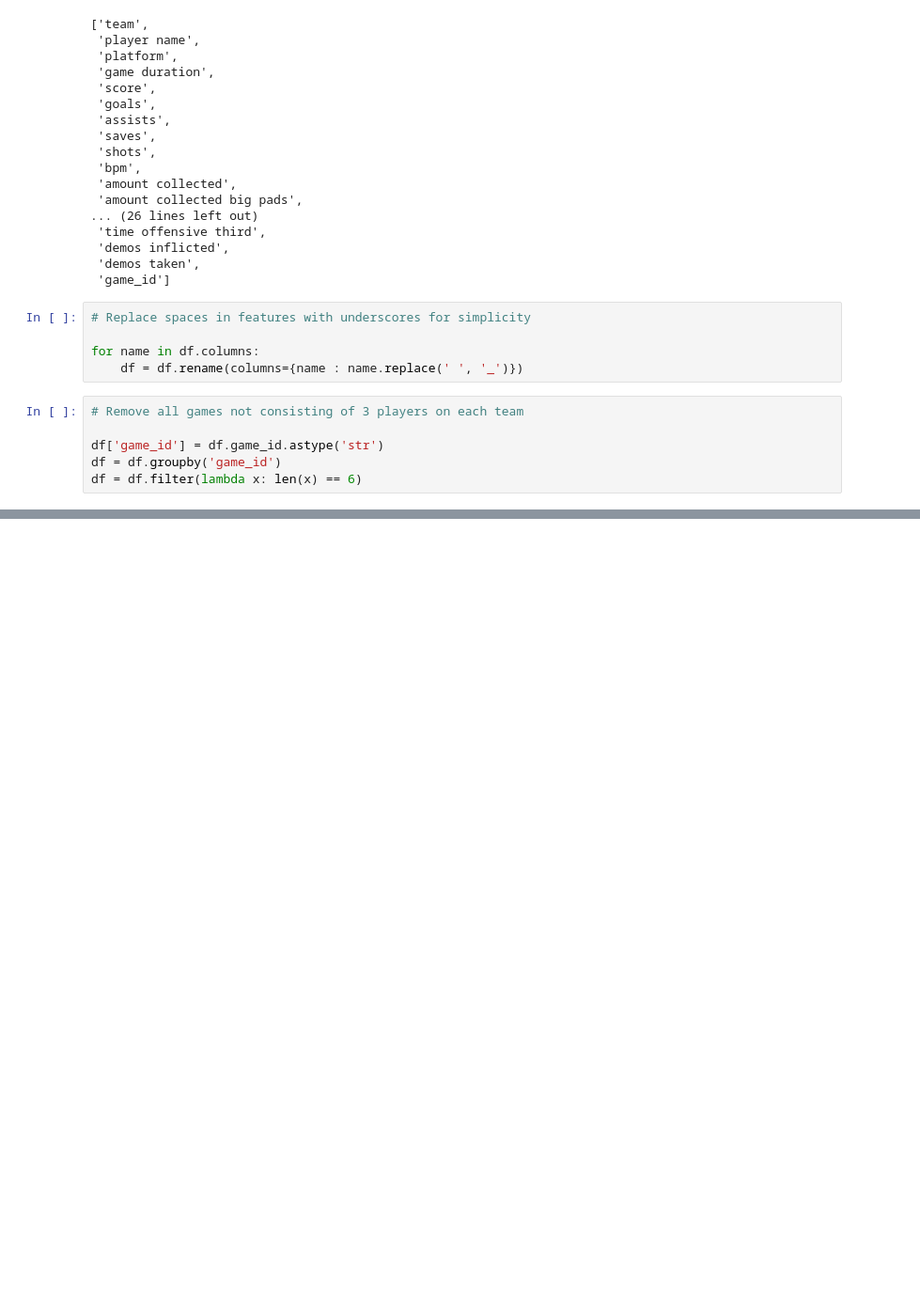
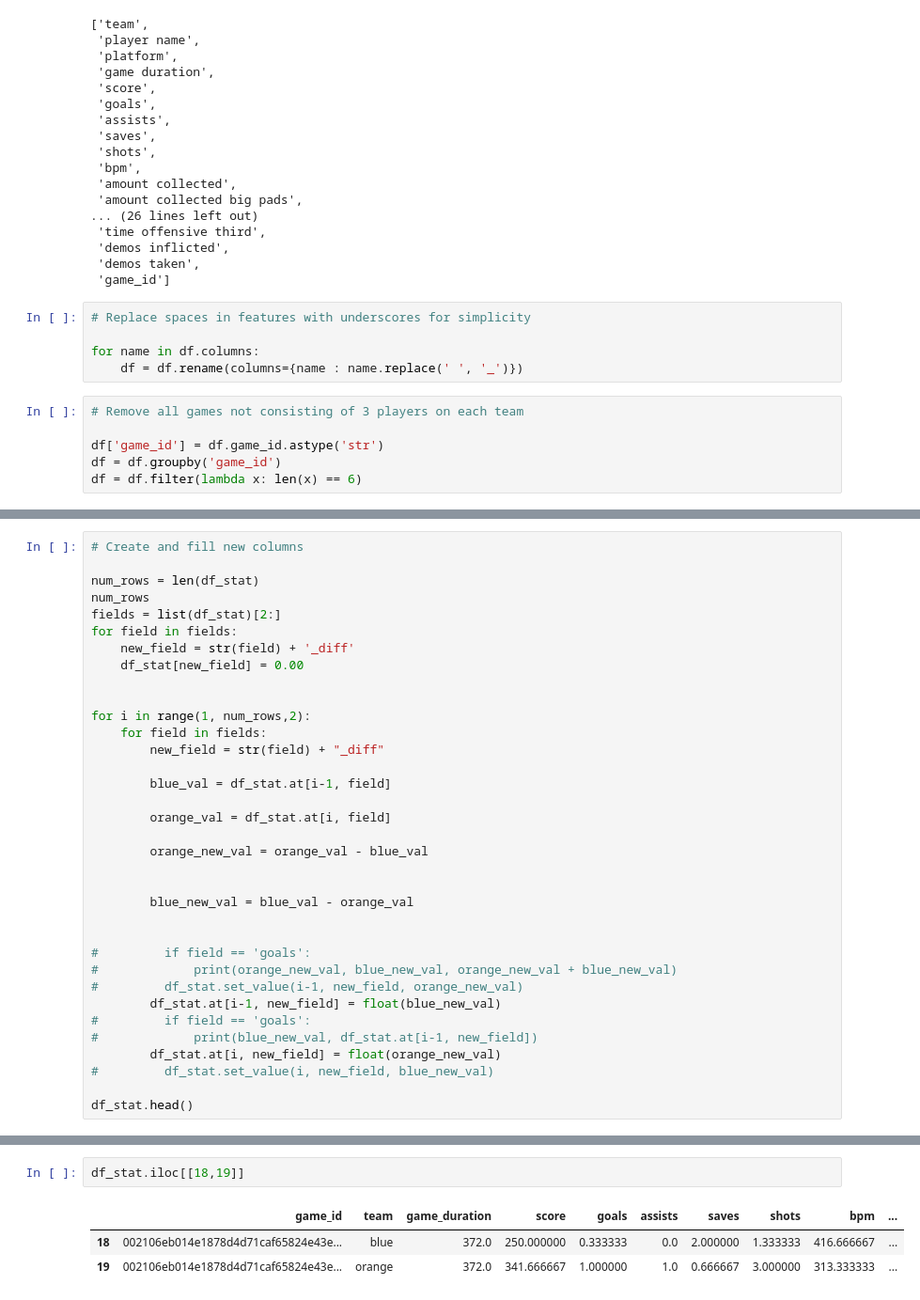
Before and after one commit to max-farver/Rocket-League-Analysis, a Jupyter notebook: cleaning_champ_data.ipynb, the cells around one changed output, grey strips where cells are left out. Shown: that part at 94% size. Cells and saved outputs as stored; diff of their text form; blank space fills up the shorter version.

```diff
--- a/cleaning_champ_data.ipynb
+++ b/cleaning_champ_data.ipynb
@@ -111,0 +101,35 @@ df_stat.head(6)
+# %%
+# Create and fill new columns
+
+num_rows = len(df_stat)
+num_rows
+fields = list(df_stat)[2:]
+for field in fields:
+    new_field = str(field) + '_diff'
+    df_stat[new_field] = 0.00
+
+
+for i in range(1, num_rows,2):
+    for field in fields:
+        new_field = str(field) + "_diff"
+
+        blue_val = df_stat.at[i-1, field]
+
+        orange_val = df_stat.at[i, field]
+
+        orange_new_val = orange_val - blue_val
+
+
+        blue_new_val = blue_val - orange_val
+
+
+#         if field == 'goals':
+#             print(orange_new_val, blue_new_val, orange_new_val + blue_new_val)
+#         df_stat.set_value(i-1, new_field, orange_new_val)
+        df_stat.at[i-1, new_field] = float(blue_new_val)
+#         if field == 'goals':
+#             print(blue_new_val, df_stat.at[i-1, new_field])
+        df_stat.at[i, new_field] = float(orange_new_val)
+#         df_stat.set_value(i, new_field, blue_new_val)
+
+df_stat.head()
@@ -112 +143,7 @@ df_stat.head(6)
+# %%
+df_stat.iloc[[18,19]]
+# %% [output]
+|  | game_id | team | game_duration | score | goals | assists | saves | shots | bpm | ... |
+| 18 | 002106eb014e1878d4d71caf65824e43e... | blue | 372.0 | 250.000000 | 0.333333 | 0.0 | 2.000000 | 1.333333 | 416.666667 | ... |
+| 19 | 002106eb014e1878d4d71caf65824e43e... | orange | 372.0 | 341.666667 | 1.000000 | 1.0 | 0.666667 | 3.000000 | 313.333333 | ... |
 # %%
```
Also changed, not shown: parts of 17 cells of this notebook, 2 other files.
